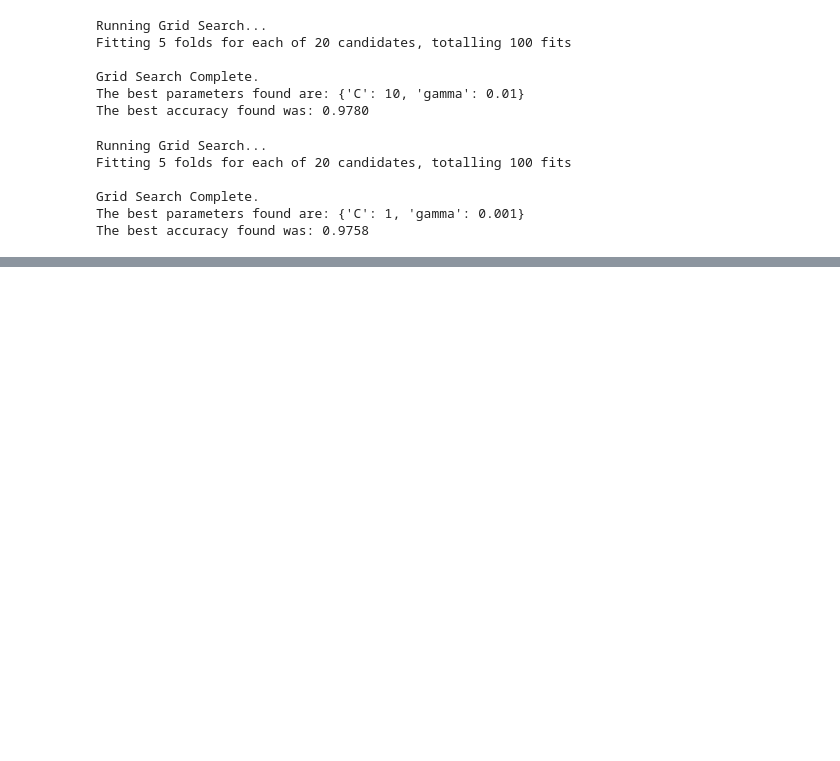
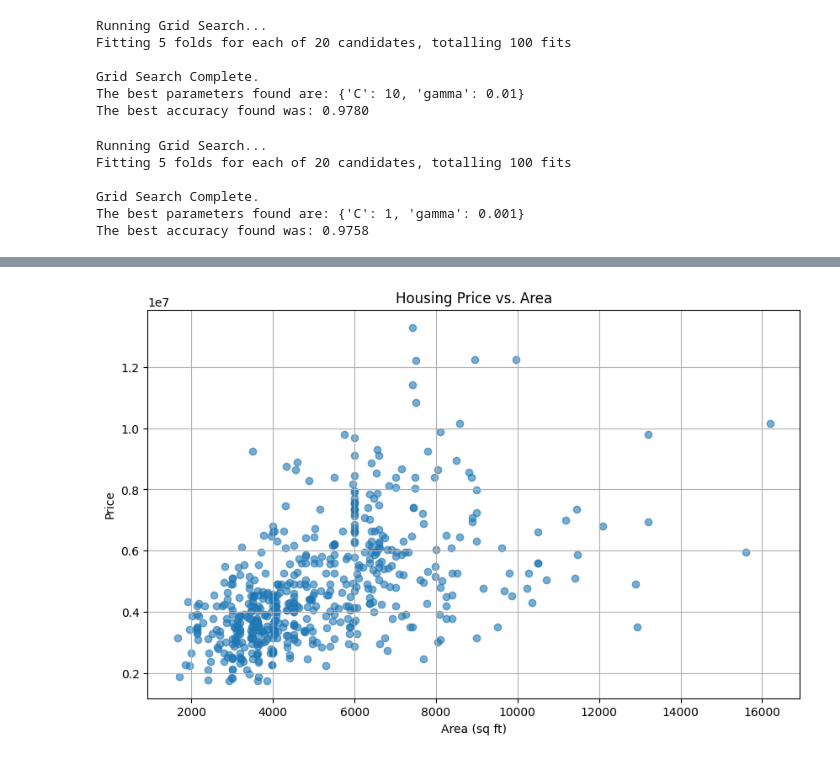
Before and after one commit to juantijero/ML_HW, a Jupyter notebook: HW4.ipynb, the cells around one changed output, grey strips where cells are left out. Saved outputs shown, nothing was run; the diff lists cells and outputs as text; code cells hidden in the pictures; blank space fills up the shorter version.

```diff
--- a/HW4.ipynb
+++ b/HW4.ipynb
@@ -208,0 +436,28 @@ The best accuracy found was: 0.9758
+# %%
+import pandas as pd
+import numpy as np
+import matplotlib.pyplot as plt
+from sklearn.model_selection import train_test_split
+from sklearn.preprocessing import StandardScaler
+from sklearn.svm import SVR
+from sklearn.metrics import r2_score, mean_squared_error
+
+# 1. Load and prepare the housing data
+# (Make sure 'Housing.csv' is uploaded to your Colab session)
+try:
+    df = pd.read_csv('Housing.csv')
+except FileNotFoundError:
+    print("ERROR: 'Housing.csv' not found. Please upload it to your Colab session.")
+
+# Convert all 'yes'/'no' columns to 1/0
+categorical_features = ['mainroad', 'guestroom', 'basement', 'hotwaterheating', 'airconditioning', 'prefarea']
+for feature in categorical_features:
+    df[feature] = df[feature].map({'yes': 1, 'no': 0})
+
+# Define the 11 features
+feature_names = [
+    'area', 'bedrooms', 'bathrooms', 'stories', 'mainroad', 'guestroom',
+    'basement', 'hotwaterheating', 'airconditioning', 'parking', 'prefarea'
+]
+
+print("Setup complete. Data is loaded and pre-processed.")
@@ -208,0 +610,13 @@ The best accuracy found was: 0.9758
+# %%
+import matplotlib.pyplot as plt
+
+# Plotting area vs price
+plt.figure(figsize=(10, 6))
+plt.scatter(df['area'], df['price'], alpha=0.6)
+plt.title('Housing Price vs. Area')
+plt.xlabel('Area (sq ft)')
+plt.ylabel('Price')
+plt.grid(True)
+plt.show()
+# %% [output]
+[figure, added]
```
Also changed, not shown: parts of 9 cells of this notebook.
